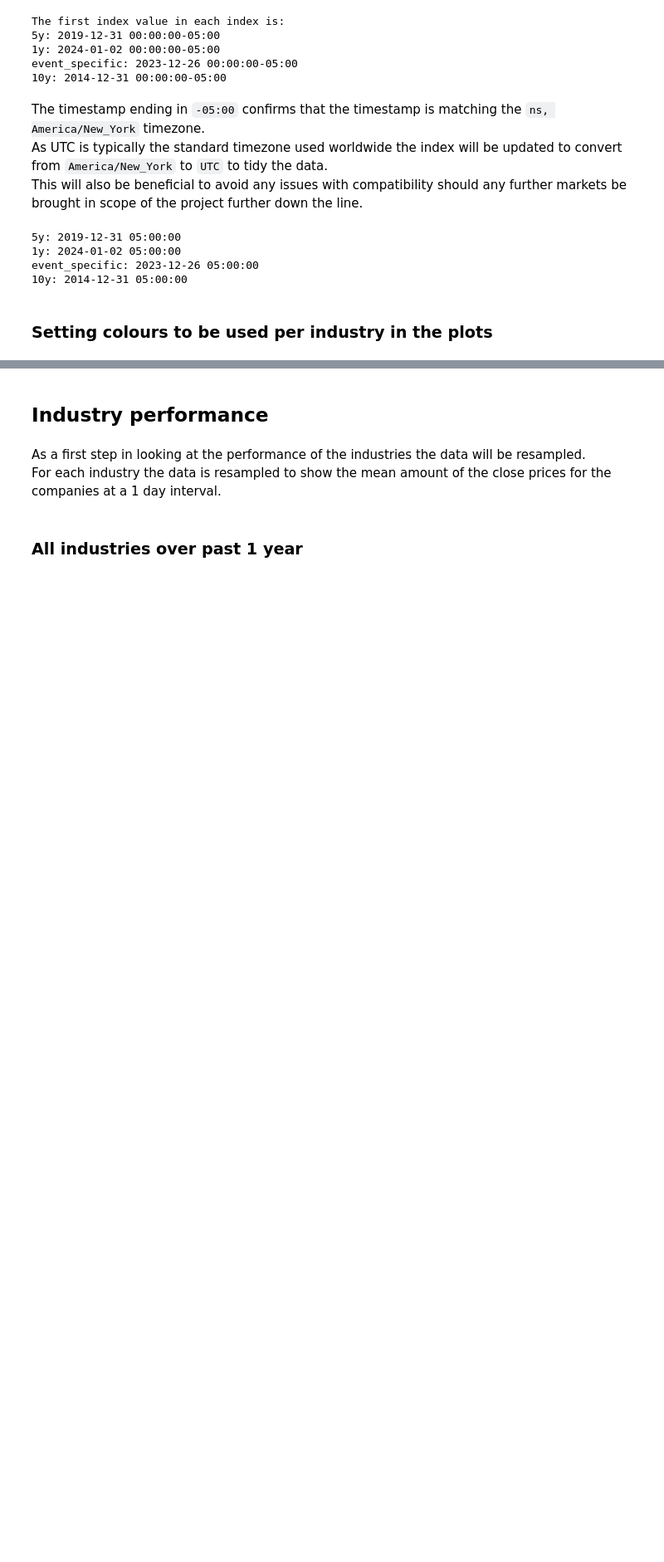
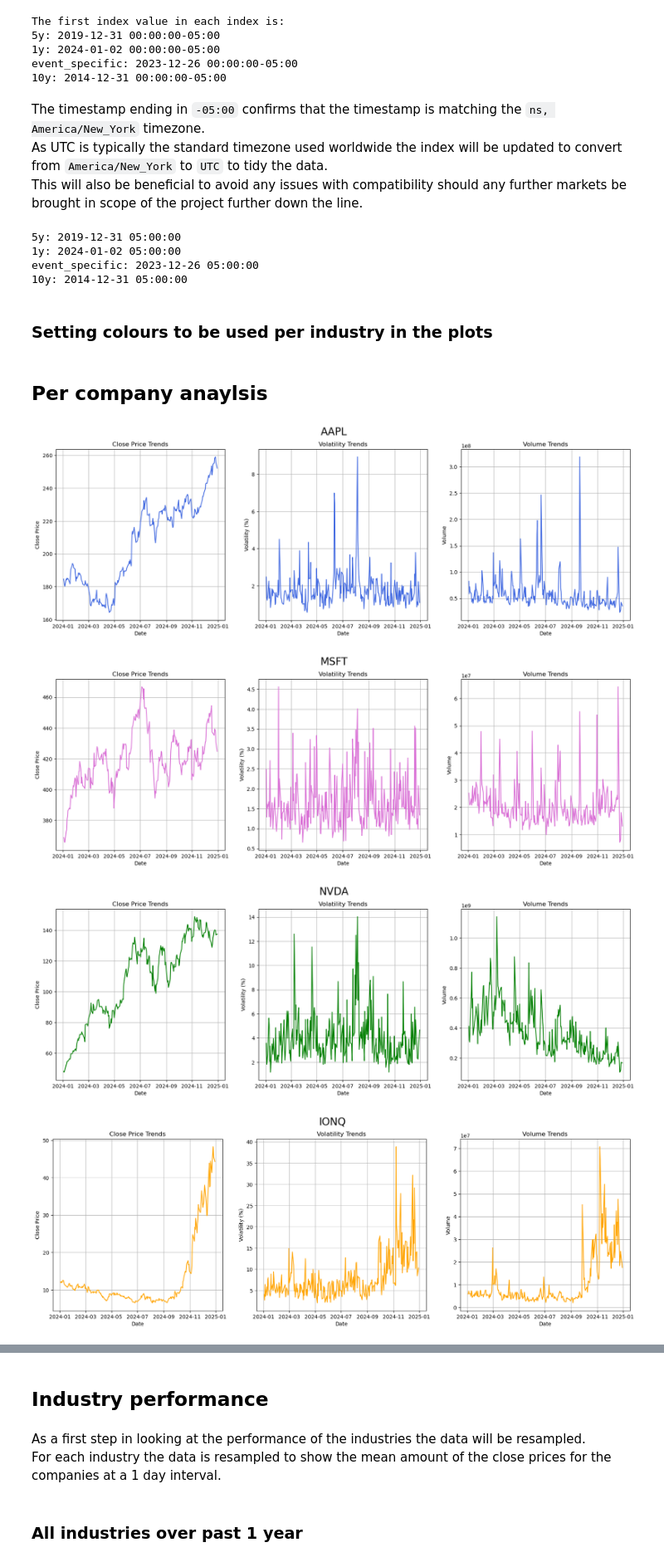
Before and after one commit to Ange-Dvs/PFDA-project, a Jupyter notebook: stocks.ipynb, the cells around one changed output, grey strips where cells are left out. Shown at 83% size. Saved outputs shown, nothing was run; the diff lists cells and outputs as text; code cells hidden in the pictures; blank space fills up the shorter version.

Commit message:
Loop added to plot the close price, volatility and volume per company.

```diff
--- a/stocks.ipynb
+++ b/stocks.ipynb
@@ -215,3 +215,68 @@ colours = {
     'Electric Vehicles': 'green',
     'Renewable Energy': 'orange'
 }
+
+colours_comp = {
+    'AAPL': 'royalblue',
+    'MSFT': 'orchid',
+    'NVDA': 'green',
+    'IONQ': 'orange',
+    'RGTI': 'red',
+    'QBTS': 'yellow',
+    'TSLA': 'gray',
+    'RIVN': 'orange',
+    'LCID': 'royalblue',
+    'NEE': 'orchid',
+    'FSLR': 'green',
+    'ENPH': 'orange',
+}
+# %% [markdown]
+## Per company anaylsis
+# %%
+
+
+# looping through the 1y dataset looking for unique values in industries
+for company in industry_dataframes['1y']['Company'].unique():
+    # copying the data filtering on the company value
+    company_df = industry_dataframes['1y'][industry_dataframes['1y']['Company'] == company].copy()
+
+    # fetching the colour to be used for the line plot from the dictionary holding the pairings
+    color=colours_comp.get(company)
+
+    # setting the size of the figure to be used for the subplot creation
+    plt.figure(figsize=(20,6))
+
+    # setting up the first subplot
+    plt.subplot(1,3,1)
+    # 1. Close Price Trends
+    plt.plot(company_df['Close'], color=color)
+    plt.title('Close Price Trends')
+    plt.xlabel('Date')
+    plt.ylabel('Close Price')
+    plt.grid(True)
+
+
+    plt.subplot(1,3,2)
+    # 2. Volatility Analysis
+    company_df['Volatility'] = (((company_df['High'] - company_df['Low']) / company_df['Low']) * 100)
+    plt.plot(company_df['Volatility'], color=color)
+    plt.title('Volatility Trends')
+    plt.xlabel('Date')
+    plt.ylabel('Volatility (%)')
+    plt.grid(True)
+
+    plt.subplot(1,3,3)
+    # 3. Trading Volume Patterns
+    plt.plot(company_df['Volume'], color=color)
+    plt.title('Volume Trends')
+    plt.xlabel('Date')
+    plt.ylabel('Volume')
+    plt.grid(True)
+
+    plt.suptitle(company, fontsize = 20)
+    plt.show()
+# %% [output]
+[figure, added]
+[figure, added]
+[figure, added]
+[figure, added]
```
Also changed, not shown: parts of 3 cells of this notebook, 5 other files.
